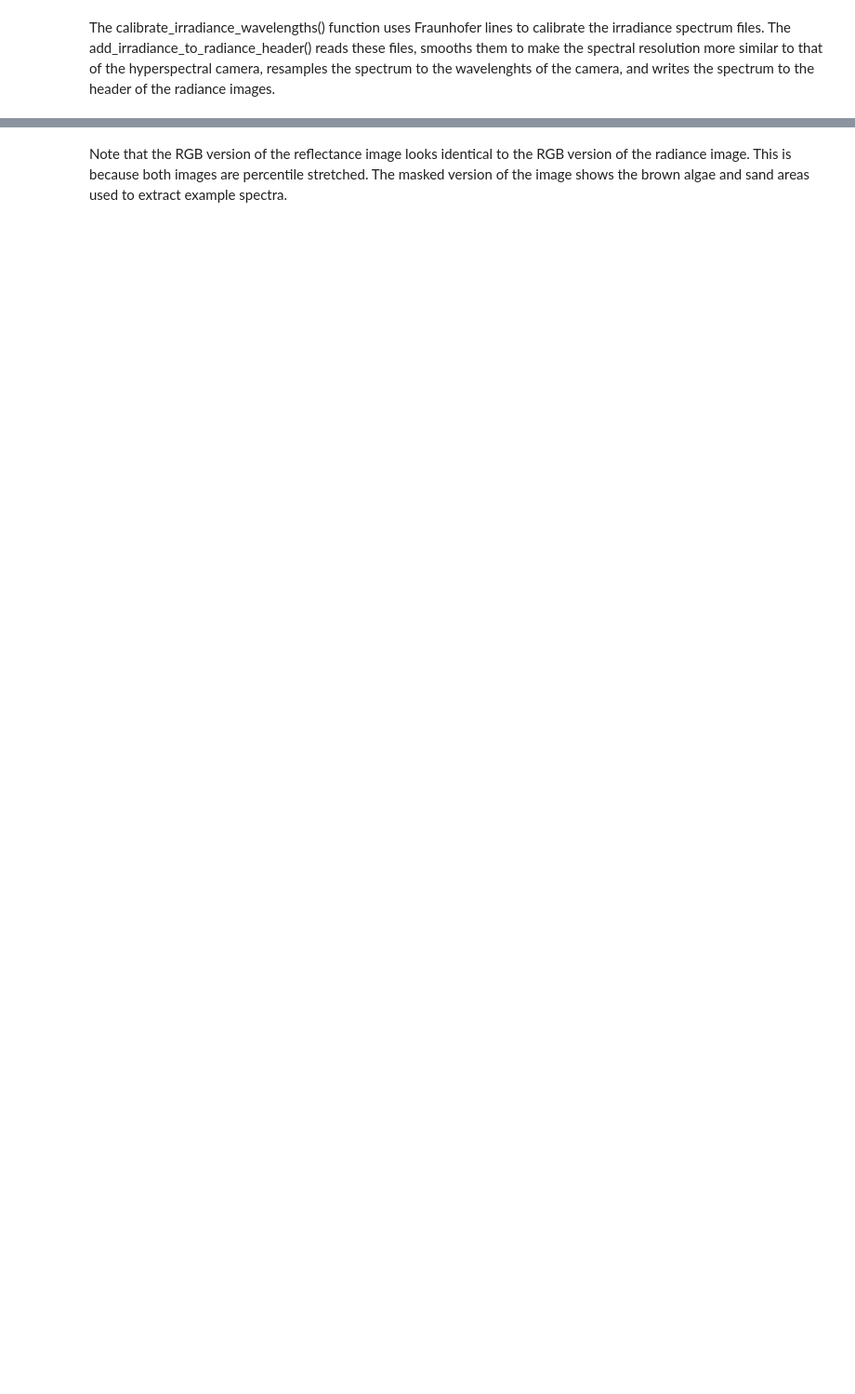
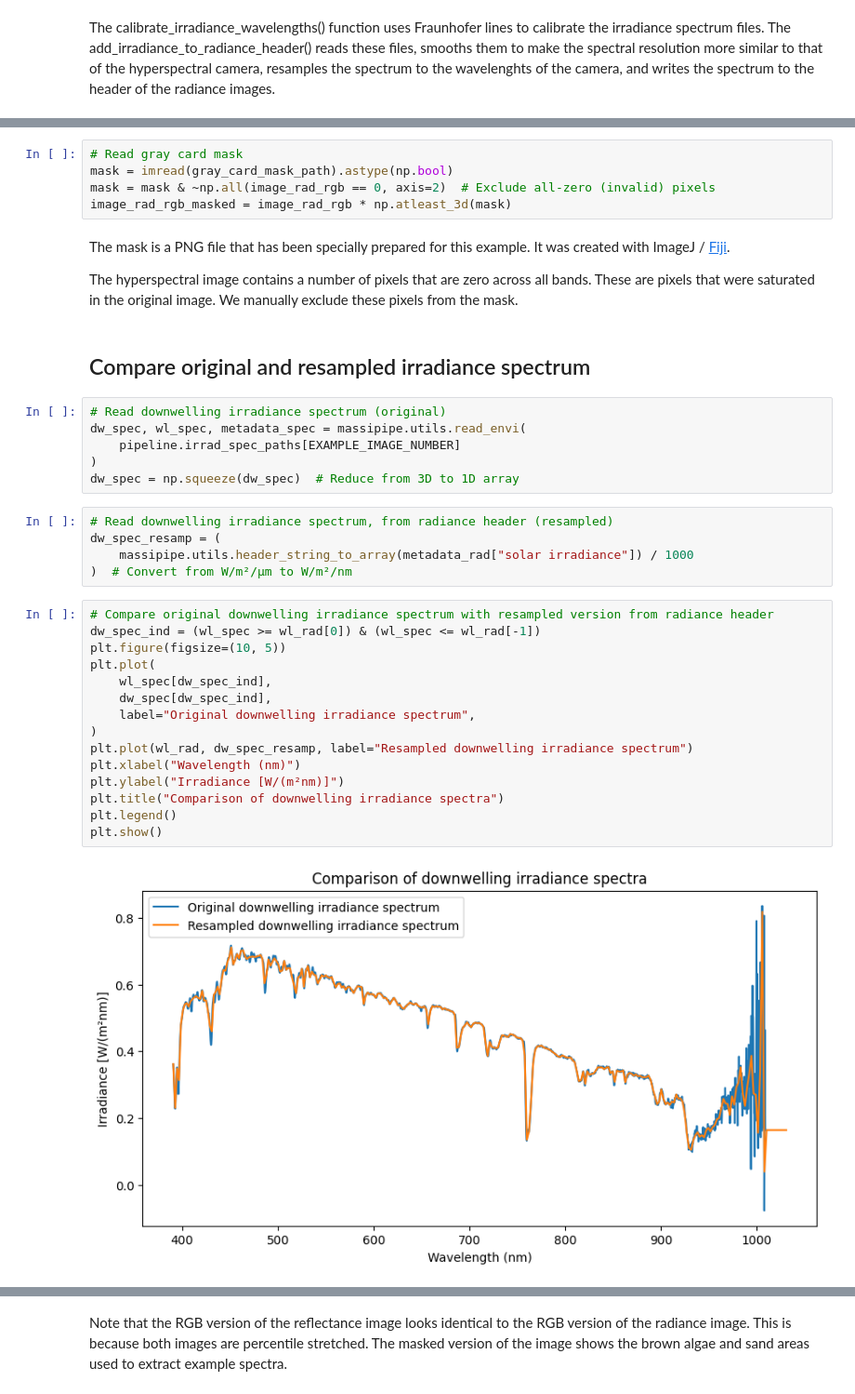
Before and after one commit to mh-skjelvareid/massimal-dataset, a Jupyter notebook: notebooks/hsi_reflectance/example_reflectance_calculation.ipynb, the cells around one changed output, grey strips where cells are left out. Shown at 93% size. Drawn from its saved outputs; the diff is of its cells as text; blank space fills up the shorter version.

```diff
--- a/notebooks/hsi_reflectance/example_reflectance_calculation.ipynb
+++ b/notebooks/hsi_reflectance/example_reflectance_calculation.ipynb
@@ -116,0 +109,39 @@ The hyperspectral image contains a number of pixels that are zero across all ban
+# %%
+# Read gray card mask
+mask = imread(gray_card_mask_path).astype(np.bool)
+mask = mask & ~np.all(image_rad_rgb == 0, axis=2)  # Exclude all-zero (invalid) pixels
+image_rad_rgb_masked = image_rad_rgb * np.atleast_3d(mask)
+# %% [markdown]
+The mask is a PNG file that has been specially prepared for this example. It was created with ImageJ / [Fiji](https://imagej.net/software/fiji/).
+
+The hyperspectral image contains a number of pixels that are zero across all bands. These are pixels that were saturated in the original image. We manually exclude these pixels from the mask.
+# %% [markdown]
+## Compare original and resampled irradiance spectrum
+# %%
+# Read downwelling irradiance spectrum (original)
+dw_spec, wl_spec, metadata_spec = massipipe.utils.read_envi(
+    pipeline.irrad_spec_paths[EXAMPLE_IMAGE_NUMBER]
+)
+dw_spec = np.squeeze(dw_spec)  # Reduce from 3D to 1D array
+# %%
+# Read downwelling irradiance spectrum, from radiance header (resampled)
+dw_spec_resamp = (
+    massipipe.utils.header_string_to_array(metadata_rad["solar irradiance"]) / 1000
+)  # Convert from W/m²/μm to W/m²/nm
+# %%
+# Compare original downwelling irradiance spectrum with resampled version from radiance header
+dw_spec_ind = (wl_spec >= wl_rad[0]) & (wl_spec <= wl_rad[-1])
+plt.figure(figsize=(10, 5))
+plt.plot(
+    wl_spec[dw_spec_ind],
+    dw_spec[dw_spec_ind],
+    label="Original downwelling irradiance spectrum",
+)
+plt.plot(wl_rad, dw_spec_resamp, label="Resampled downwelling irradiance spectrum")
+plt.xlabel("Wavelength (nm)")
+plt.ylabel("Irradiance [W/(m²nm)]")
+plt.title("Comparison of downwelling irradiance spectra")
+plt.legend()
+plt.show()
+# %% [output]
+[figure, added]
```
Also changed, not shown: parts of 39 cells of this notebook.
